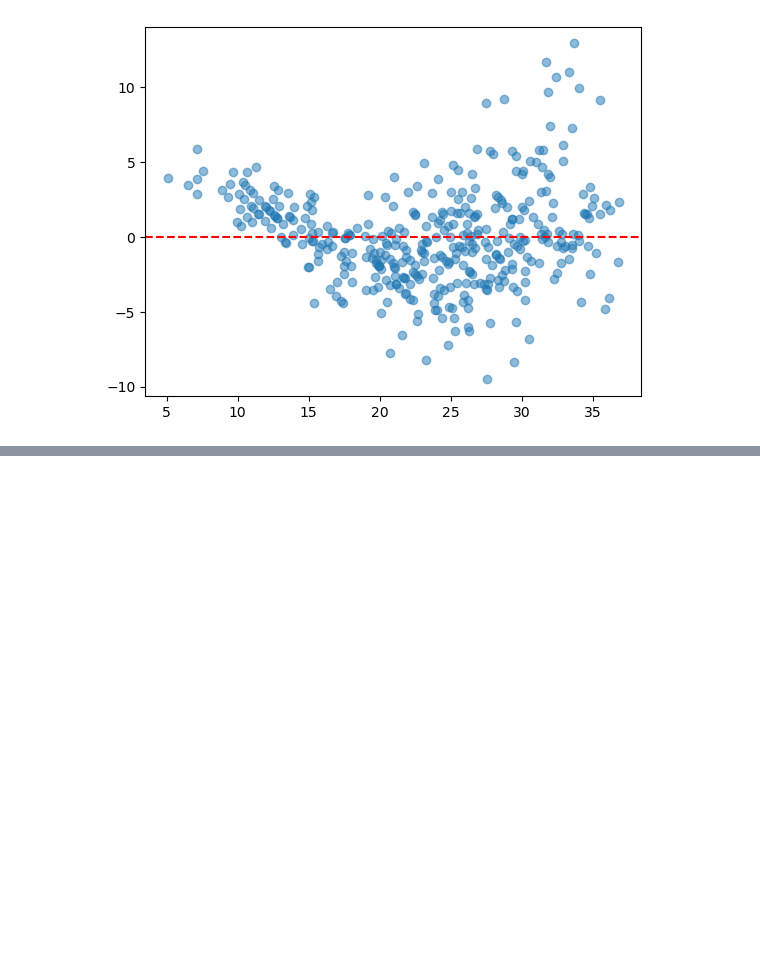
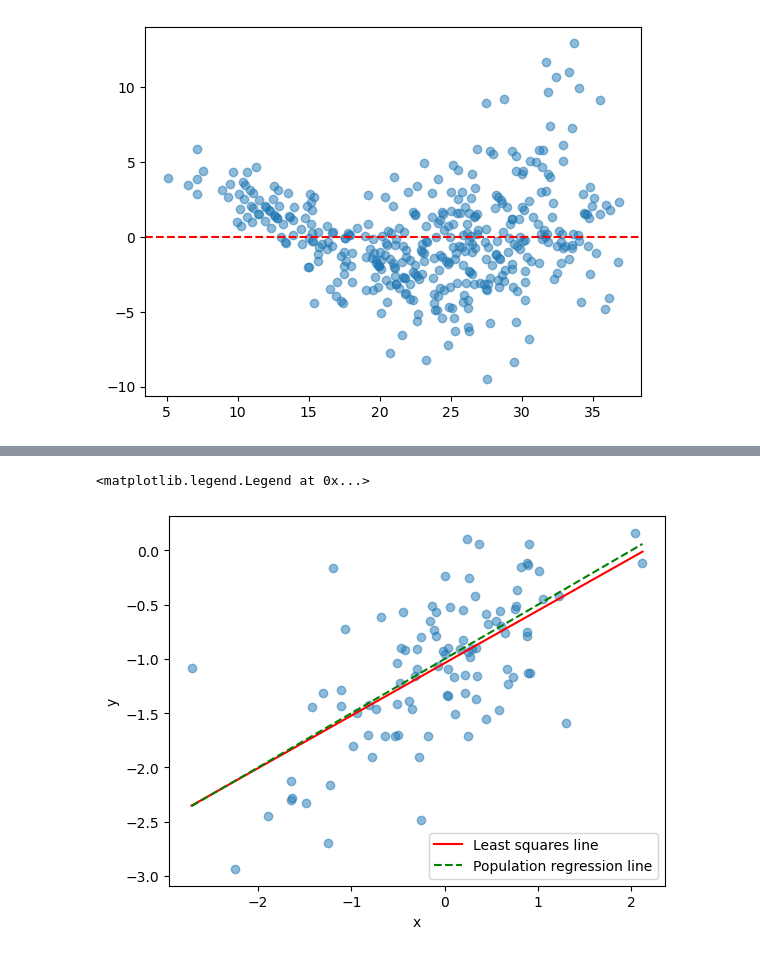
Before and after one commit to fatima-zahra20/ISLP-Solutions, a Jupyter notebook: MySolutionISLP_02.ipynb, the cells around one changed output, grey strips where cells are left out. Saved outputs shown, nothing was run; the diff lists cells and outputs as text; code cells hidden in the pictures; blank space fills up the shorter version.

```diff
--- a/MySolutionISLP_02.ipynb
+++ b/MySolutionISLP_02.ipynb
@@ -471,0 +495,6 @@ plt.axhline(0, color='r', ls='--')
+# %%
+y = carseats['Sales']
+X = pd.get_dummies(carseats[['Price','Urban','US']], drop_first=True, dtype=float)
+X = sm.add_constant(X)
+model_a = sm.OLS(y, X).fit()
+print(model_a.summary())
@@ -471,0 +539,9 @@ plt.axhline(0, color='r', ls='--')
+# %%
+#e )
+
+
+y = carseats['Sales']
+X = pd.get_dummies(carseats[['Price','US']], drop_first=True, dtype=float)
+X = sm.add_constant(X)
+model_e = sm.OLS(y, X).fit()
+print(model_e.summary())
@@ -471,0 +770,17 @@ plt.axhline(0, color='r', ls='--')
+# %%
+fig, ax = plt.subplots()
+ax.scatter(x, y, alpha=0.5)
+
+xs = np.linspace(x.min(), x.max(), 100)
+
+ax.plot(xs, model_e.params[0] + model_e.params[1]*xs,
+        color='red', label='Least squares line')
+
+ax.plot(xs, -1 + 0.5*xs,
+        color='green', ls='--', label='Population regression line')
+
+ax.set_xlabel('x'); ax.set_ylabel('y')
+ax.legend()
+# %% [output]
+<matplotlib.legend.Legend at 0x...>
+[figure, added]
```
Also changed, not shown: parts of 39 cells of this notebook.
